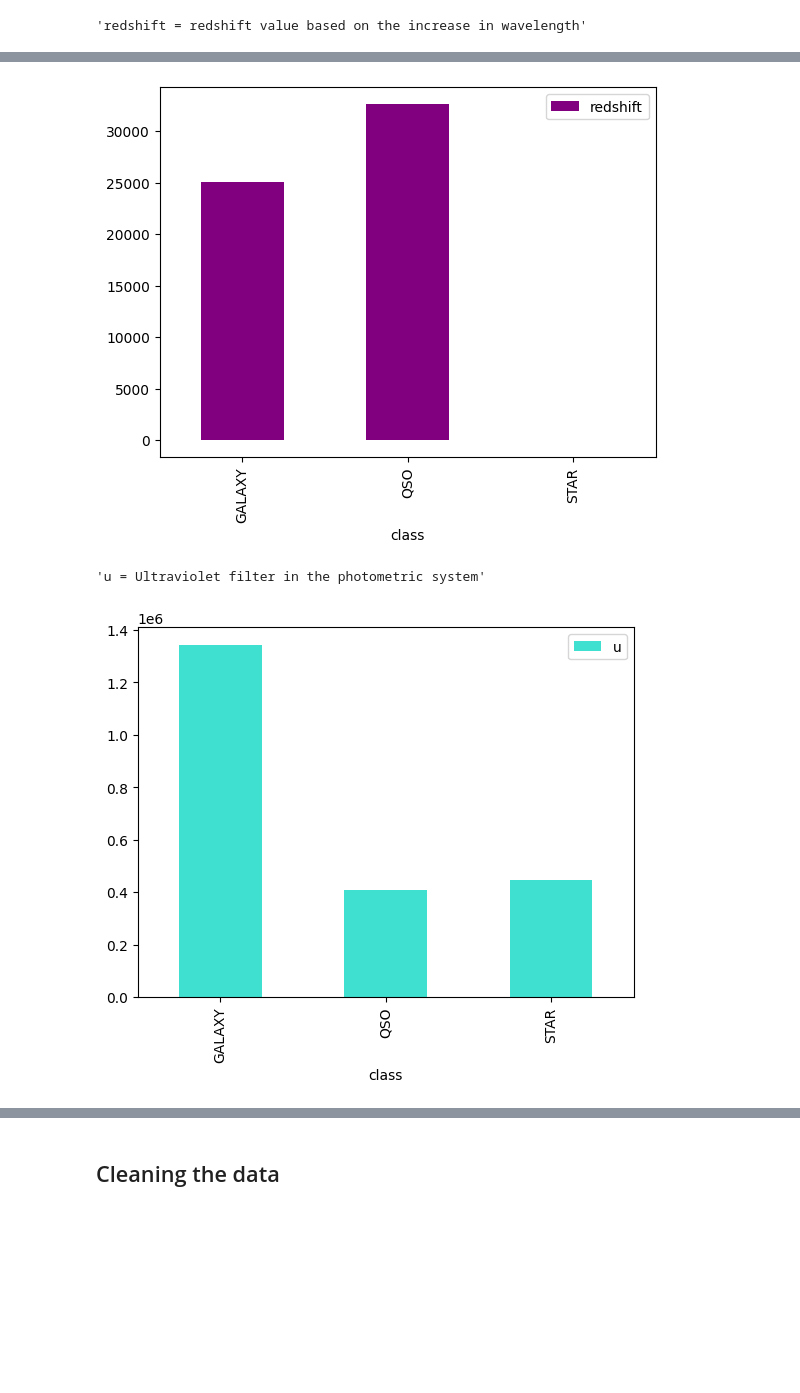
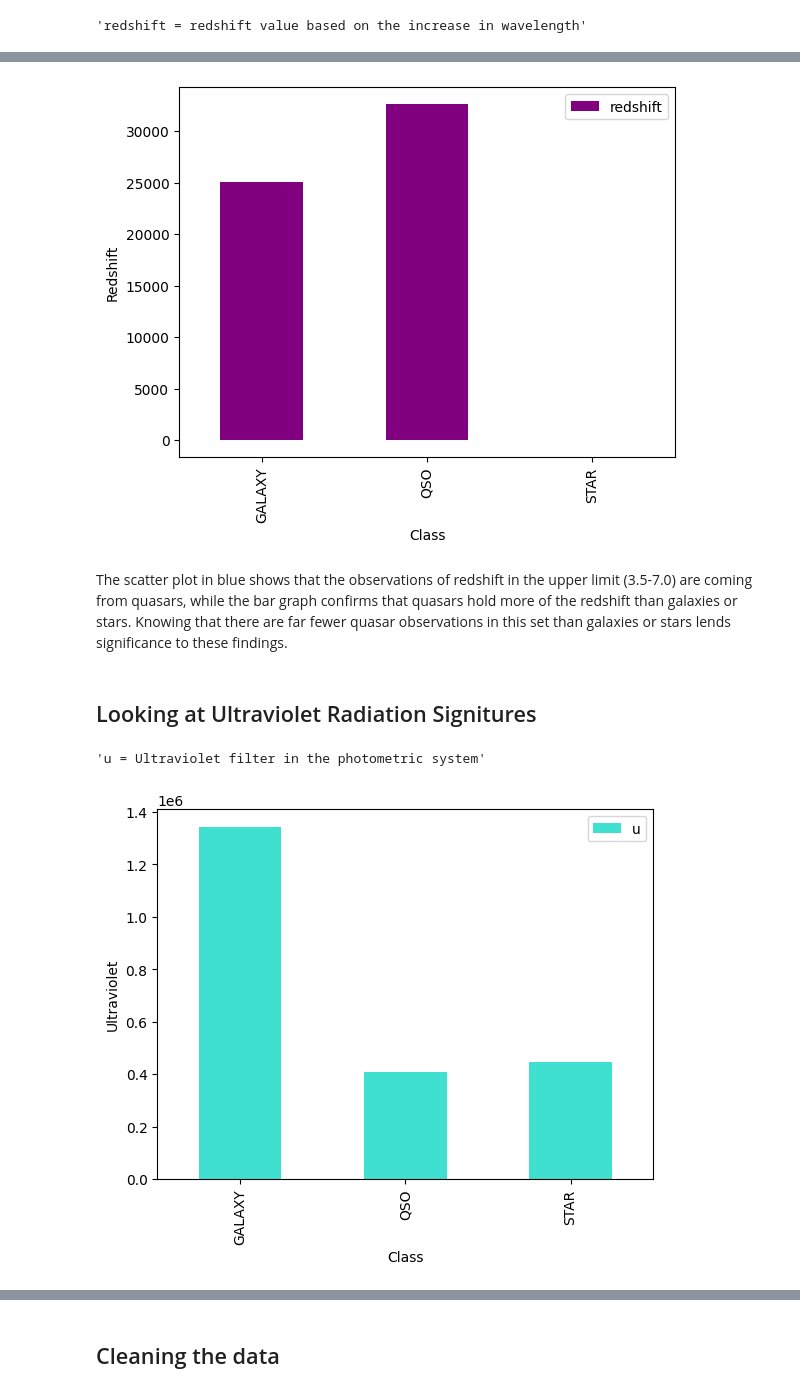
Before and after one commit to januaryeve/Stellar_Classification, a Jupyter notebook: Stellar_Classification_Code.ipynb, the cells around one changed output, grey strips where cells are left out. Drawn from its saved outputs; the diff is of its cells as text; code cells hidden in the pictures; blank space fills up the shorter version.

```diff
--- a/Stellar_Classification_Code.ipynb
+++ b/Stellar_Classification_Code.ipynb
@@ -99,18 +200,26 @@ plt.show()
 # %%
-#cleaning up the visualization
+#plotting another way
 
 df.groupby(['class'], as_index = False).sum().plot(kind = 'bar', x = 'class', y = 'redshift', color = 'purple')
+plt.xlabel('Class')
+plt.ylabel('Redshift')
 plt.show()
 # %% [output]
-[figure, old version]
+[figure, new version]
+# %% [markdown]
+The scatter plot in blue shows that the observations of redshift in the upper limit (3.5-7.0) are coming from quasars, while the bar graph confirms that quasars hold more of the redshift than galaxies or stars. Knowing that there are far fewer quasar observations in this set than galaxies or stars lends significance to these findings.
+# %% [markdown]
+## Looking at Ultraviolet Radiation Signitures
 # %%
 data_key['u']
 # %% [output]
 'u = Ultraviolet filter in the photometric system'
 # %%
-#Plotting class and ultraviolet radiation
+#Plotting class and total ultraviolet radiation
 
 df.groupby(['class'], as_index = False).sum().plot(kind = 'bar', x = 'class', y = 'u', color = 'turquoise')
+plt.xlabel('Class')
+plt.ylabel('Ultraviolet')
 plt.show()
 # %% [output]
-[figure, old version]
+[figure, new version]
```
Also changed, not shown: parts of 36 cells of this notebook.
